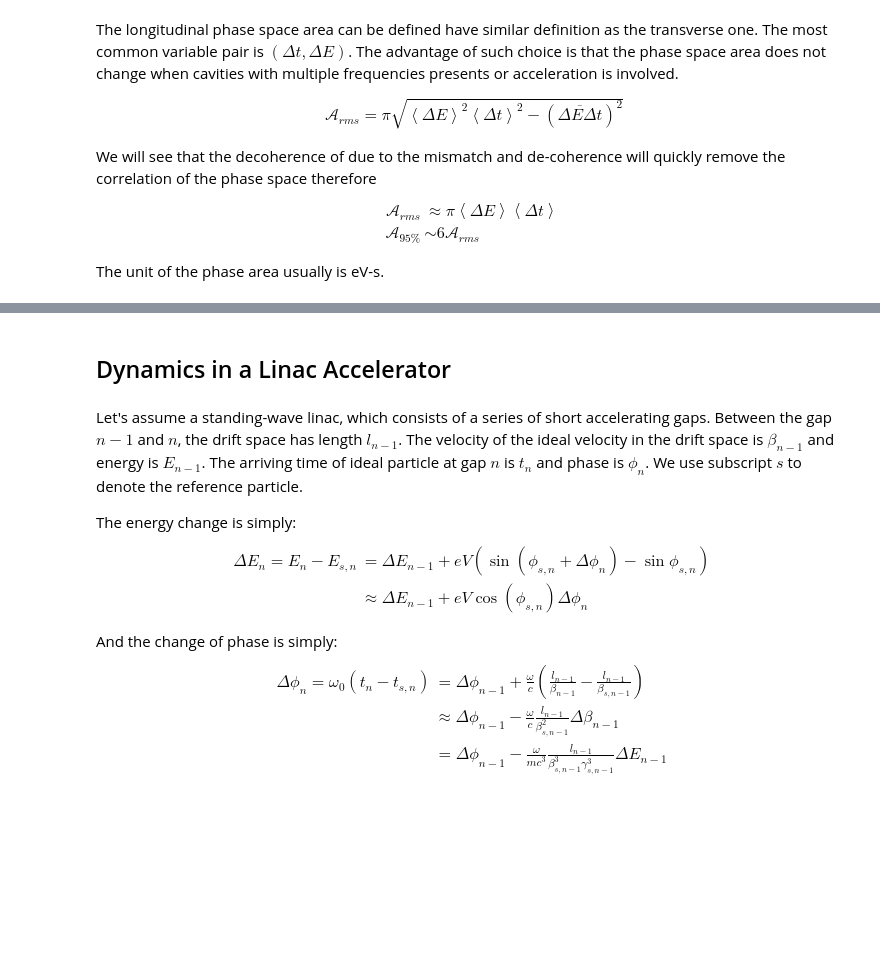
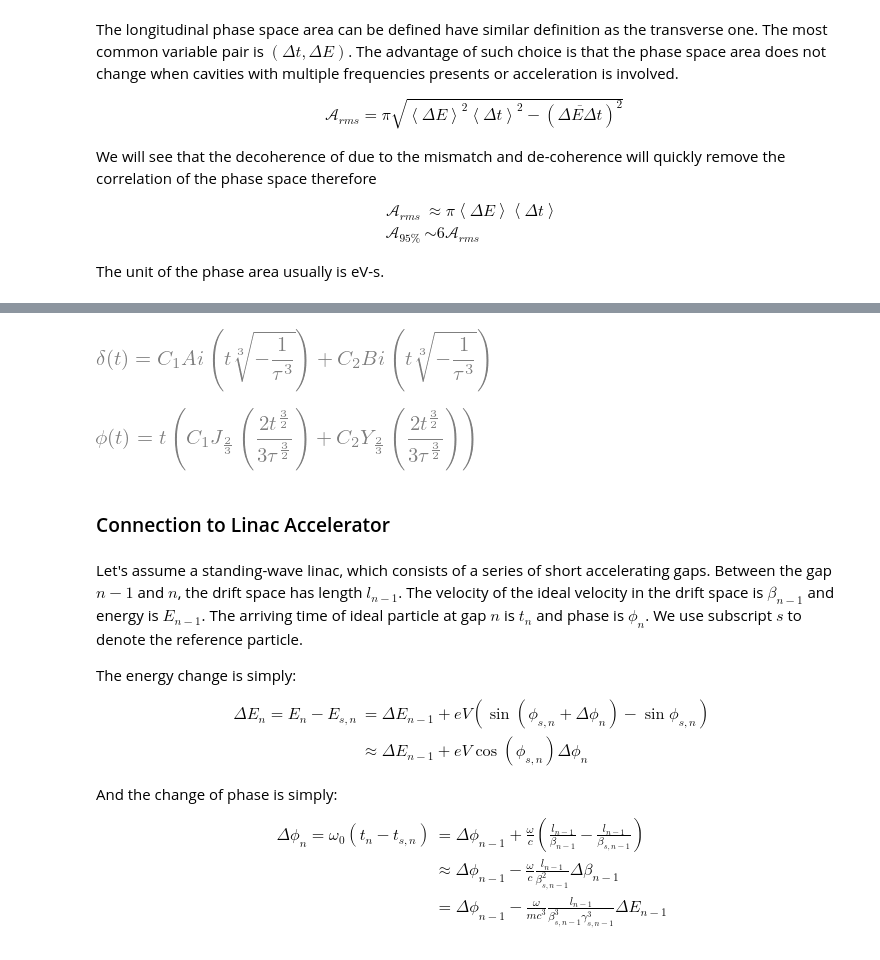
Before and after one commit to yuehao/AP_course_materials, a Jupyter notebook: longitudinal_dynamics/longitudinal_dynamics.ipynb, the cells around one changed output, grey strips where cells are left out. Cells and saved outputs as stored; diff of their text form; code cells hidden in the pictures; blank space fills up the shorter version.

Commit message:
longitudinal dynamics update, June 2021

```diff
--- a/longitudinal_dynamics/longitudinal_dynamics.ipynb
+++ b/longitudinal_dynamics/longitudinal_dynamics.ipynb
@@ -621,5 +679,18 @@ The unit of the phase area usually is eV-s.
+# %%
+import sympy as sym
+sym.init_printing()
+tau=sym.symbols(r'\tau', real=True)
+t = sym.symbols('t', real=True)
+delta, phi = sym.symbols(r'\delta \phi', cls=sym.Function)
+sym.dsolve(delta(t).diff(t,t)+t*delta(t)/tau**3, delta(t))
+# %% [output]
+[figure, added]
+# %%
+sym.dsolve((tau**3*phi(t).diff(t)/t).diff(t)+phi(t),phi(t))
+# %% [output]
+[figure, added]
 # %% [markdown]
-## Dynamics in a Linac Accelerator
+### Connection to Linac Accelerator
 # %% [markdown]
 Let's assume a standing-wave linac, which consists of a series of short accelerating gaps. Between the gap $n-1$ and $n$, the drift space has length $l_{n-1}$. The velocity of the ideal velocity in the drift space is $\beta_{n-1}$ and energy is $E_{n-1}$.  The arriving time of ideal particle at gap $n$ is $t_{n}$ and phase is $\phi_{n}$.  We use subscript $s$ to denote the reference particle.
 
```
Also changed, not shown: parts of 5 cells of this notebook, 16 other files.
